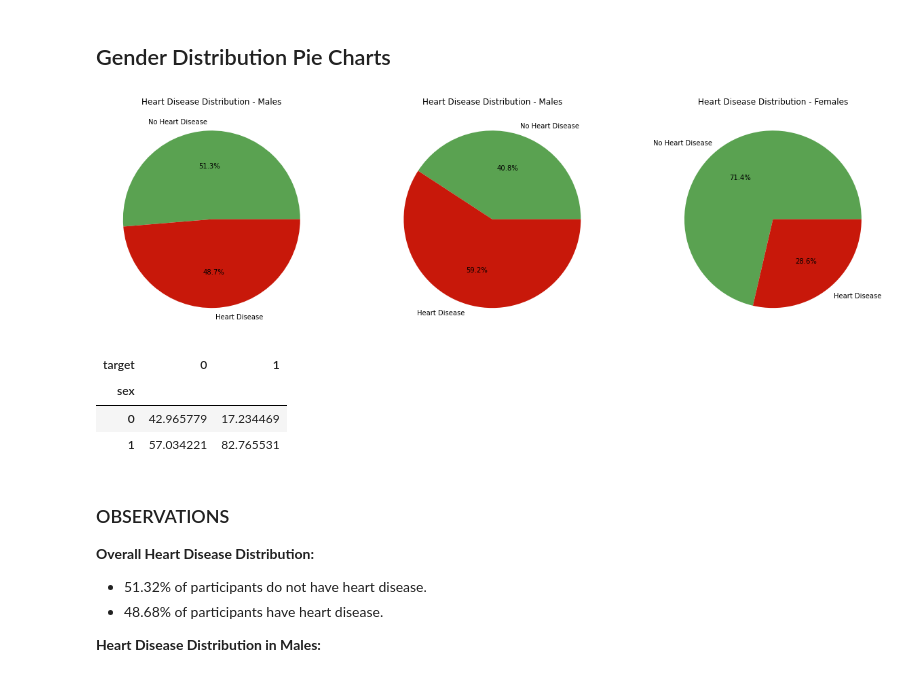
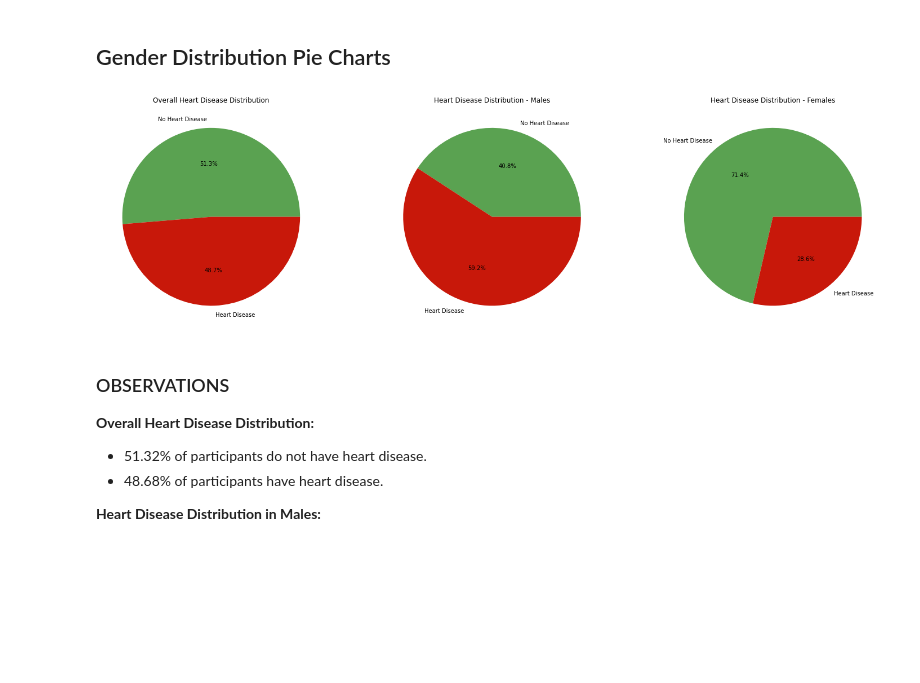
Before and after one commit to abdulnawab916/ECSFinalProject, a Jupyter notebook: Exploratory Data Analysis/EDA.ipynb, the cells around one changed output. Saved outputs shown, nothing was run; the diff lists cells and outputs as text; code cells hidden in the pictures; blank space fills up the shorter version.

```diff
--- a/Exploratory Data Analysis/EDA.ipynb
+++ b/Exploratory Data Analysis/EDA.ipynb
@@ -123,39 +139,34 @@ plt.savefig('Histogram for attributes')
 # %%
 import matplotlib.pyplot as plt
 
 # Overall Heart Disease distribution
 overall_heart_disease = heart_data['target'].value_counts(normalize=True) * 100
 
 heart_disease_by_gender = heart_data.groupby(['sex', 'target']).size().unstack().apply(lambda x: x / x.sum() * 100)
 
 # Plotting the charts
 fig, ax = plt.subplots(1, 3, figsize=(21, 6))
 
 # Overall Heart Disease distribution
 ax[0].pie(overall_heart_disease, labels=['No Heart Disease', 'Heart Disease'], autopct='%1.1f%%', colors=['#5AA251','#C8180A'])
 ax[0].set_title('Overall Heart Disease Distribution')
-plt.savefig('Overall Heart Disease Distribution')
 
 # Heart disease distribution for males
 heart_disease_by_gender.loc[1].plot(kind='pie', labels=['No Heart Disease', 'Heart Disease'], autopct='%1.1f%%', colors=['#5AA251','#C8180A'], ax=ax[1])
 ax[1].set_title('Heart Disease Distribution - Males')
 ax[1].set_ylabel('')
-ax[0].set_title('Heart Disease Distribution - Males')
 
 # Heart disease distribution for females
 heart_disease_by_gender.loc[0].plot(kind='pie', labels=['No Heart Disease', 'Heart Disease'], autopct='%1.1f%%', colors=['#5AA251','#C8180A'], ax=ax[2])
 ax[2].set_title('Heart Disease Distribution - Females')
 ax[2].set_ylabel('')
-plt.savefig('Heart Disease Distribution - Females')
 
+# Save and show the figure
+plt.tight_layout()
+plt.savefig('Heart Disease Distribution.png')
 plt.show()
-heart_disease_by_gender
 # %% [output]
-[figure, old version]
+[figure, new version]
-| target | 0 | 1 |
-| sex |  |  |
-| 0 | 42.965779 | 17.234469 |
-| 1 | 57.034221 | 82.765531 |
 # %% [markdown]
 ### OBSERVATIONS
 
```
Also changed, not shown: parts of 5 cells of this notebook, 11 other files.
